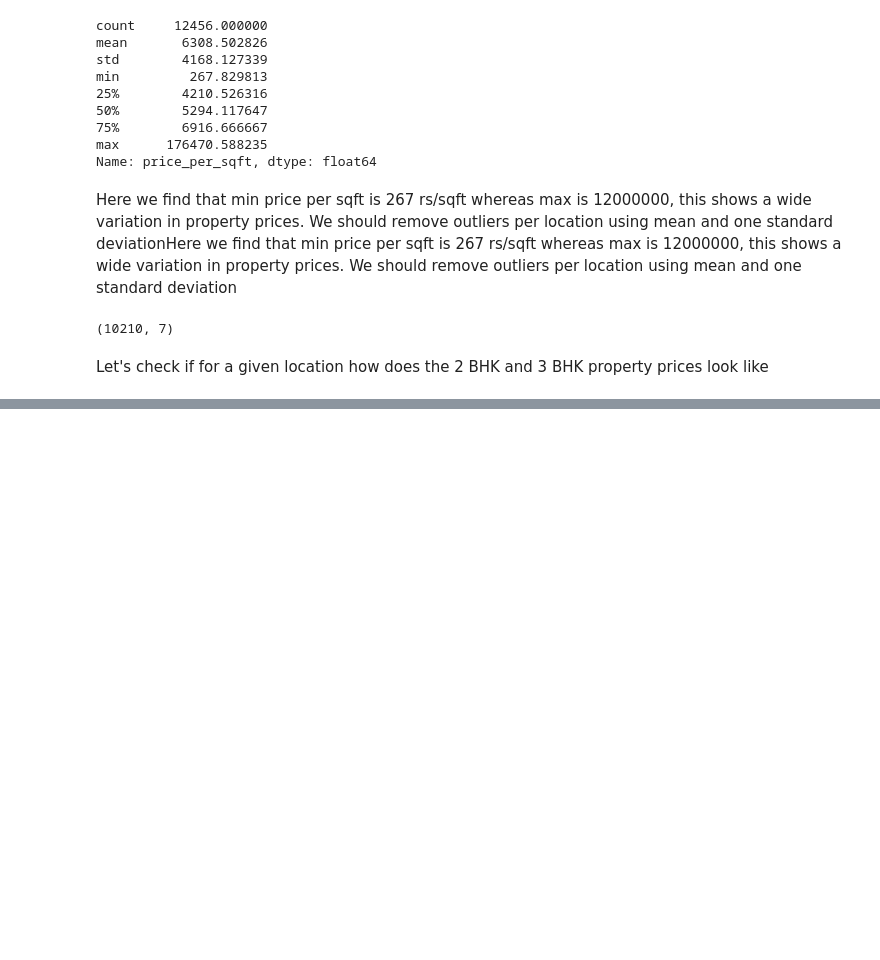
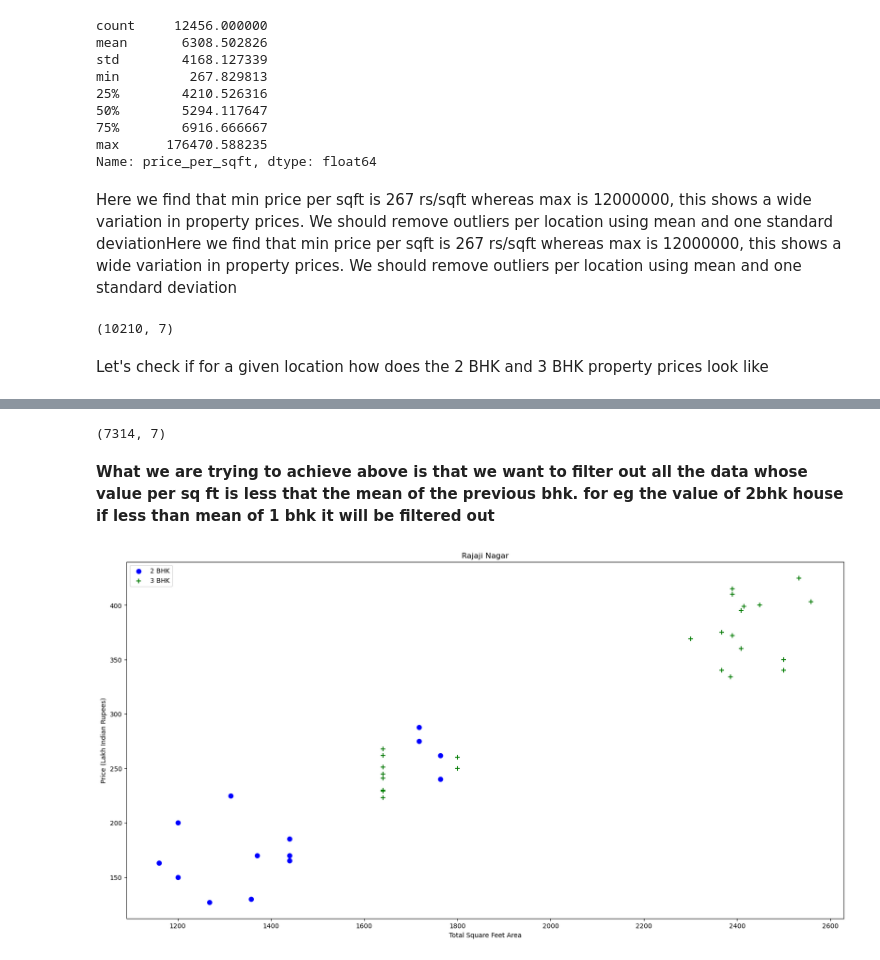
Before and after one commit to Sipher2003/OtherCodes, a Jupyter notebook: Python/jupyter/Machine Learning/HPP/code/hpp.ipynb, the cells around one changed output, grey strips where cells are left out. Drawn from its saved outputs; the diff is of its cells as text; code cells hidden in the pictures; blank space fills up the shorter version.

```diff
--- a/Python/jupyter/Machine Learning/HPP/code/hpp.ipynb
+++ b/Python/jupyter/Machine Learning/HPP/code/hpp.ipynb
@@ -338,0 +371,27 @@ plot_scatter_chart(df7,"Rajaji Nagar")
+# %%
+def remove_Bhk_outliers(df):
+    exclude_indices = np.array([])
+    for location, location_df in df.groupby('location'):
+        Bhk_stats = {}
+        for Bhk, Bhk_df in location_df.groupby('Bhk'):
+            Bhk_stats[Bhk] = {
+                'mean': np.mean(Bhk_df.price_per_sqft),
+                'std': np.std(Bhk_df.price_per_sqft),
+                'count': Bhk_df.shape[0]
+            }
+        for Bhk, Bhk_df in location_df.groupby('Bhk'):
+            stats = Bhk_stats.get(Bhk-1)
+            if stats and stats['count']>5:
+                exclude_indices = np.append(exclude_indices, Bhk_df[Bhk_df.price_per_sqft<(stats['mean'])].index.values)
+    return df.drop(exclude_indices,axis='index')
+df8 = remove_Bhk_outliers(df7)
+# df8 = df7.copy()
+df8.shape
+# %% [output]
+(7314, 7)
+# %% [markdown]
+**What we are trying to achieve above is that we want to filter out all the data whose value per sq ft is less that the mean of the previous bhk. for eg the value of 2bhk house if less than mean of 1 bhk it will be filtered out**
+# %%
+plot_scatter_chart(df8,"Rajaji Nagar")
+# %% [output]
+[figure, added]
```
Also changed, not shown: parts of 11 cells of this notebook.
